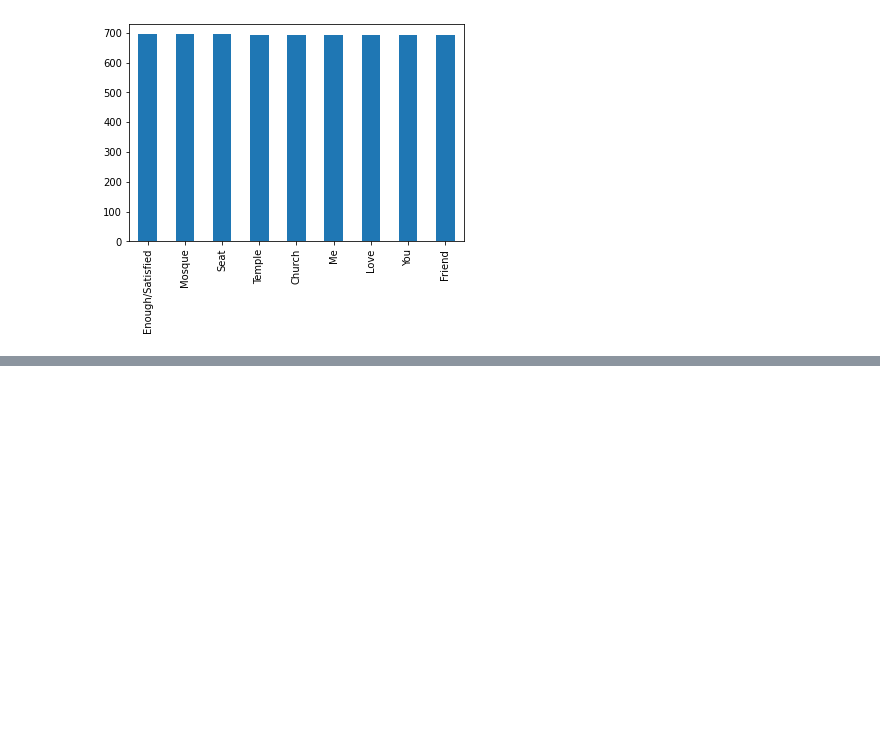
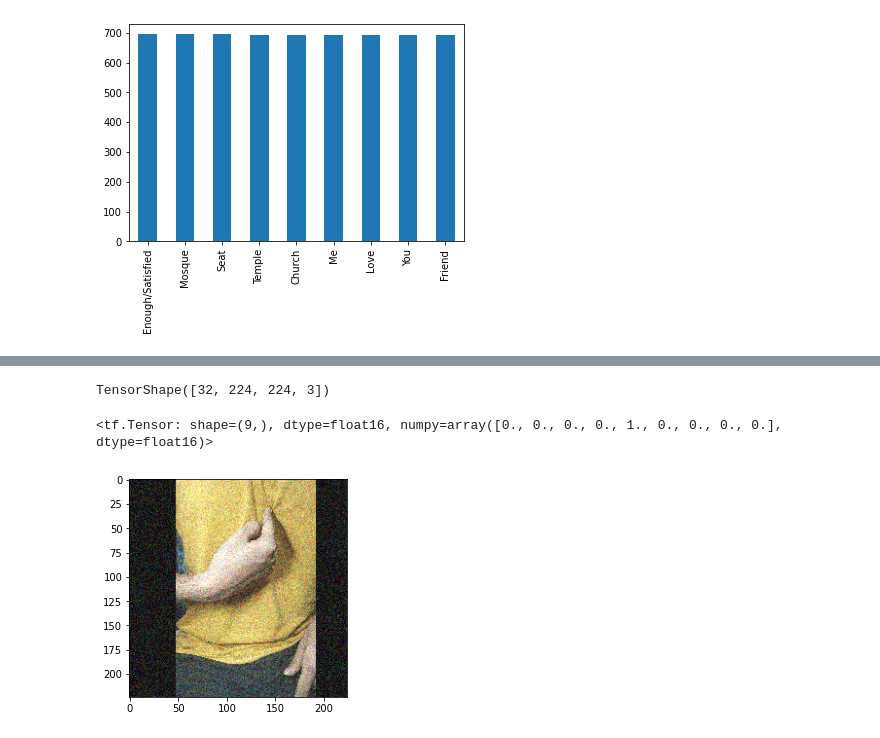
Before and after one commit to schalappe/kenyan_sign_language_classification, a Jupyter notebook: src/notebooks/First.ipynb, the cells around one changed output, grey strips where cells are left out. Saved outputs shown, nothing was run; the diff lists cells and outputs as text; code cells hidden in the pictures; blank space fills up the shorter version.

```diff
--- a/src/notebooks/First.ipynb
+++ b/src/notebooks/First.ipynb
@@ -72,0 +85,3 @@ plt.show()
+# %%
+data_generator = KenyanGenerator(data=x_val, labels=y_val, binarize=True, classes=9)
+DS = iter(data_generator.generator())
@@ -72,0 +95,6 @@ plt.show()
+# %%
+data_set = load_dataset_from_generator(
+    generator=data_generator, batch=32, shape=224, train=True
+)
+# %%
+image, label = next(iter(data_set))
@@ -72,0 +103,13 @@ plt.show()
+# %%
+image.shape
+# %% [output]
+TensorShape([32, 224, 224, 3])
+# %%
+label[4]
+# %% [output]
+<tf.Tensor: shape=(9,), dtype=float16, numpy=array([0., 0., 0., 0., 1., 0., 0., 0., 0.], dtype=float16)>
+# %%
+plt.imshow(image[4])
+plt.show()
+# %% [output]
+[figure, added]
```
Also changed, not shown: parts of 24 cells of this notebook, 18 other files.
